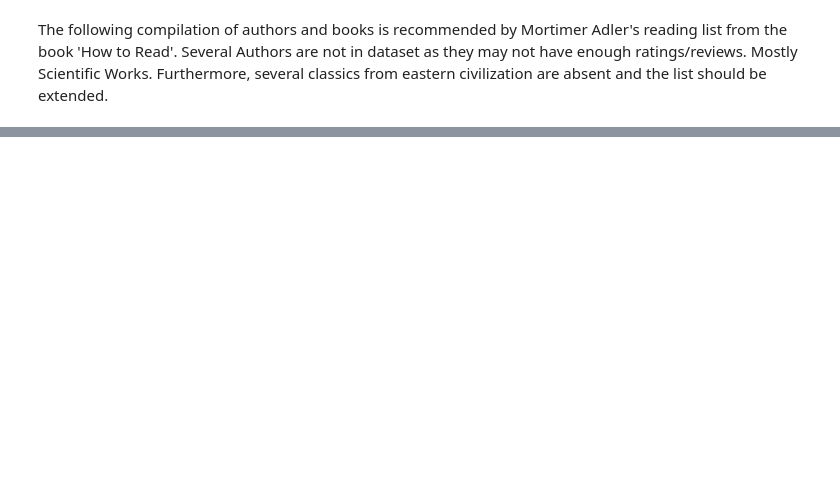
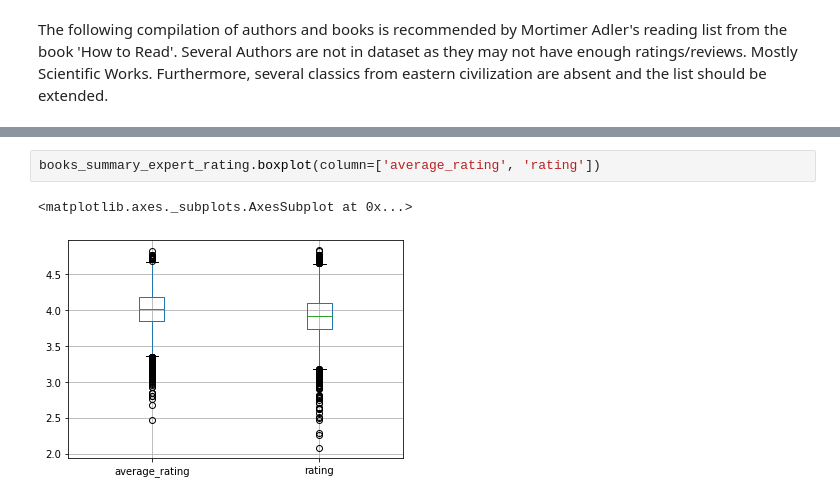
Before and after one commit to kross11480/courses, a Jupyter notebook: goodreads/books_analysis.ipynb, the cells around one changed output, grey strips where cells are left out. Drawn from its saved outputs; the diff is of its cells as text; blank space fills up the shorter version.

```diff
--- a/goodreads/books_analysis.ipynb
+++ b/goodreads/books_analysis.ipynb
@@ -145,0 +198,5 @@ https://www.nytimes.com/2017/06/01/opinion/sunday/popular-people-live-longer.htm
+# %%
+books_summary_expert_rating.boxplot(column=['average_rating', 'rating'])
+# %% [output]
+<matplotlib.axes._subplots.AxesSubplot at 0x...>
+[figure, added]
```
Also changed, not shown: parts of 12 cells of this notebook.
